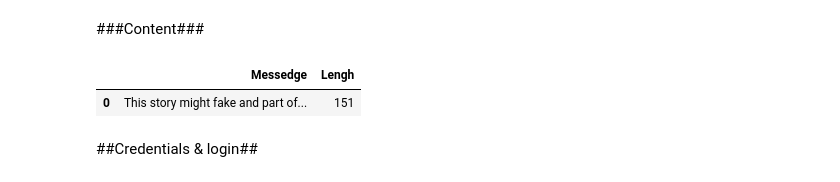
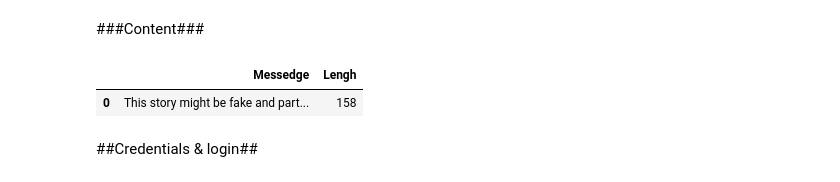
Before and after one commit to jiztastamablastamarang/TwitterSturm, a Jupyter notebook: TwitterUser.ipynb, the cells around one changed output. Drawn from its saved outputs; the diff is of its cells as text; code cells hidden in the pictures.

```diff
--- a/TwitterUser.ipynb
+++ b/TwitterUser.ipynb
@@ -207,11 +196,11 @@ users
 # %% [markdown]
 ###Content###
 # %%
-content = load_doc(CONTENT)
-content
+content = load_doc(CONTENT)["Messedge"].to_list()
+load_doc(CONTENT)
 # %% [output]
 |  | Messedge | Lengh |
-| 0 | This story might fake and part of... | 151 |
+| 0 | This story might be fake and part... | 158 |
 # %% [markdown]
 ##Credentials & login##
 # %%
```
Also changed, not shown: parts of 14 cells of this notebook.
